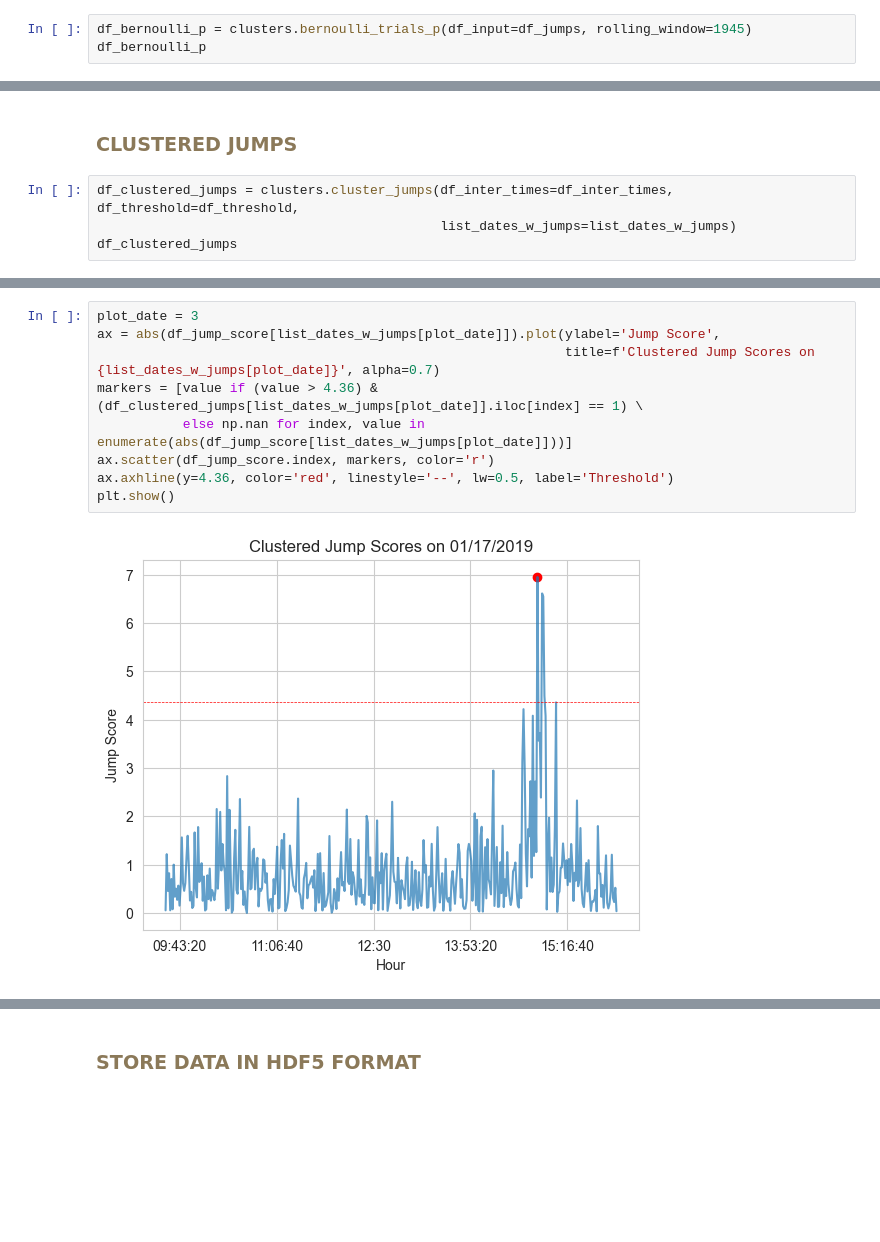
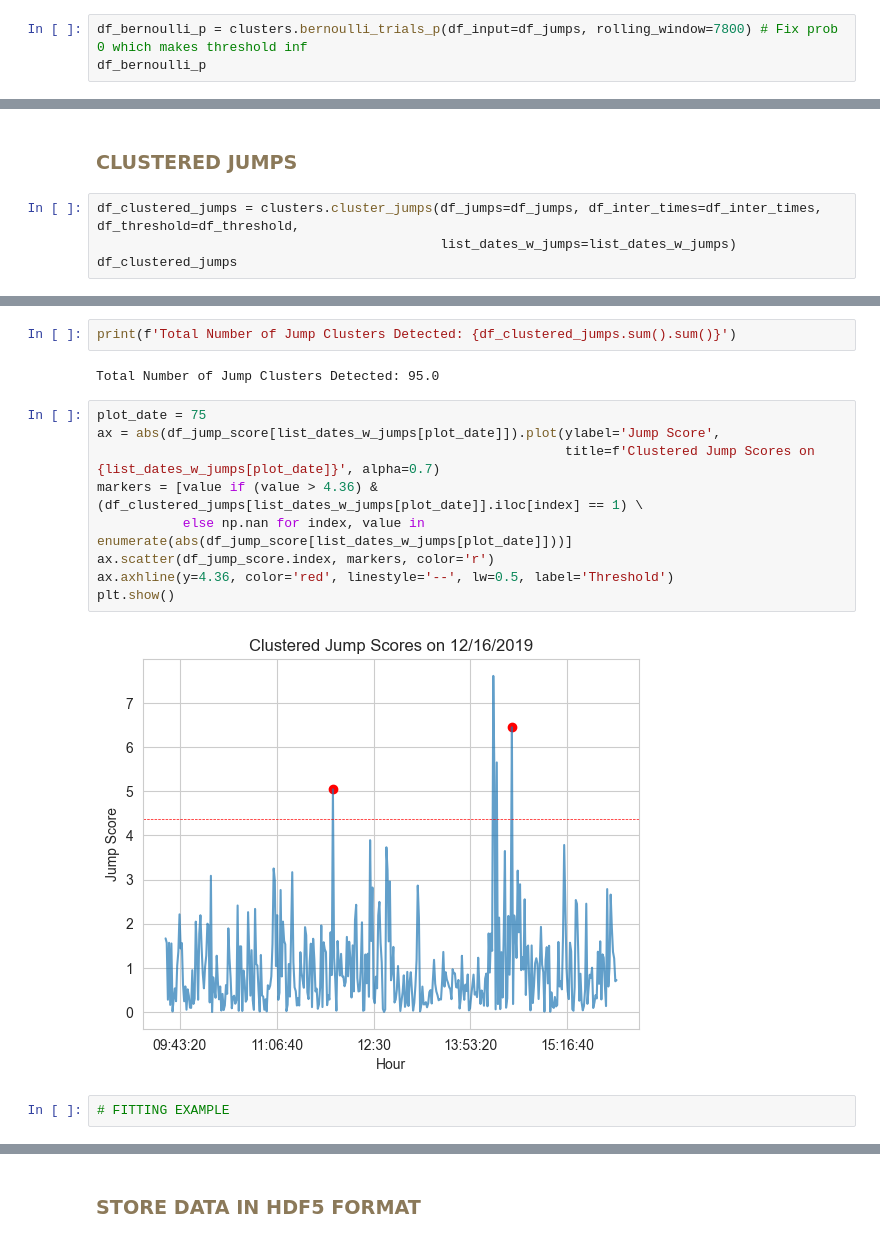
Before and after one commit to f-montenegro/ADIA-Exogenous-Information-in-HFT, a Jupyter notebook: L2_Execution/pipeline_example.ipynb, the cells around one changed output, grey strips where cells are left out. Drawn from its saved outputs; the diff is of its cells as text; blank space fills up the shorter version.

```diff
--- a/L2_Execution/pipeline_example.ipynb
+++ b/L2_Execution/pipeline_example.ipynb
@@ -277,7 +187,7 @@ df_inter_times
 # %% [markdown]
 <H3 style="color:#8B7959">BERNOULLI HYPOTHESIS-TEST IMPLIED PROBABILITY</H3>
 # %%
-df_bernoulli_p = clusters.bernoulli_trials_p(df_input=df_jumps, rolling_window=1945)
+df_bernoulli_p = clusters.bernoulli_trials_p(df_input=df_jumps, rolling_window=7800) # Fix prob 0 which makes threshold inf
 df_bernoulli_p
 # %% [output]
 | Date | 2019-01-02 | 2019-01-03 | 2019-01-04 | 2019-01-05 | 2019-01-06 | 2019-01-07 | 2019-01-08 | 2019-01-09 | ... |
@@ -317,7 +263,7 @@ df_threshold
 # %% [markdown]
 <H3 style="color:#8B7959">CLUSTERED JUMPS</H3>
 # %%
-df_clustered_jumps = clusters.cluster_jumps(df_inter_times=df_inter_times, df_threshold=df_threshold,
+df_clustered_jumps = clusters.cluster_jumps(df_jumps=df_jumps, df_inter_times=df_inter_times, df_threshold=df_threshold,
                                             list_dates_w_jumps=list_dates_w_jumps)
 df_clustered_jumps
 # %% [output]
@@ -337,12 +283,18 @@ df_clustered_jumps
 390 rows × 364 columns
+# %%
+print(f'Total Number of Jump Clusters Detected: {df_clustered_jumps.sum().sum()}')
+# %% [output]
+Total Number of Jump Clusters Detected: 95.0
 # %%
-plot_date = 3
+plot_date = 75
 ax = abs(df_jump_score[list_dates_w_jumps[plot_date]]).plot(ylabel='Jump Score',
                                                             title=f'Clustered Jump Scores on {list_dates_w_jumps[plot_date]}', alpha=0.7)
 markers = [value if (value > 4.36) & (df_clustered_jumps[list_dates_w_jumps[plot_date]].iloc[index] == 1) \
            else np.nan for index, value in enumerate(abs(df_jump_score[list_dates_w_jumps[plot_date]]))]
 ax.scatter(df_jump_score.index, markers, color='r')
 ax.axhline(y=4.36, color='red', linestyle='--', lw=0.5, label='Threshold')
 plt.show()
 # %% [output]
-[figure, old version]
+[figure, new version]
+# %%
+# FITTING EXAMPLE
```
Also changed, not shown: parts of 29 cells of this notebook, 1 other file.
